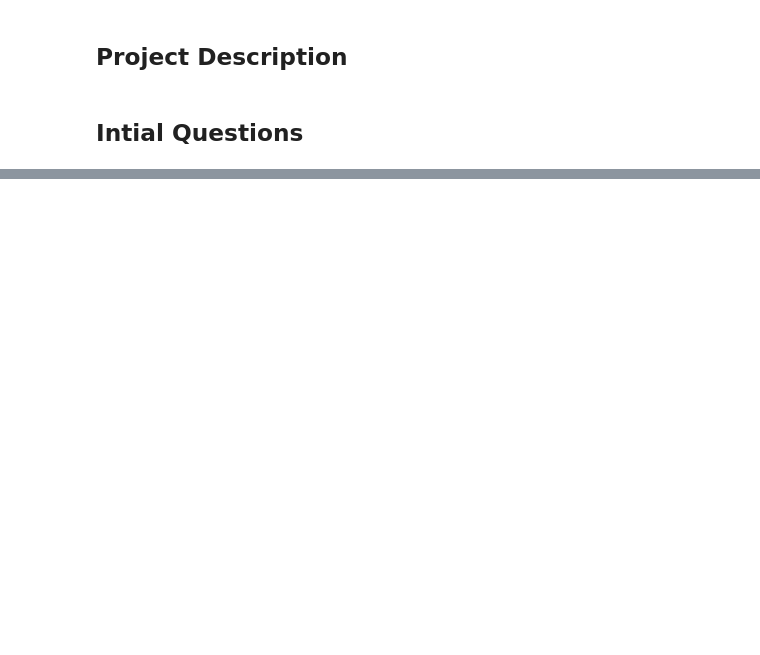
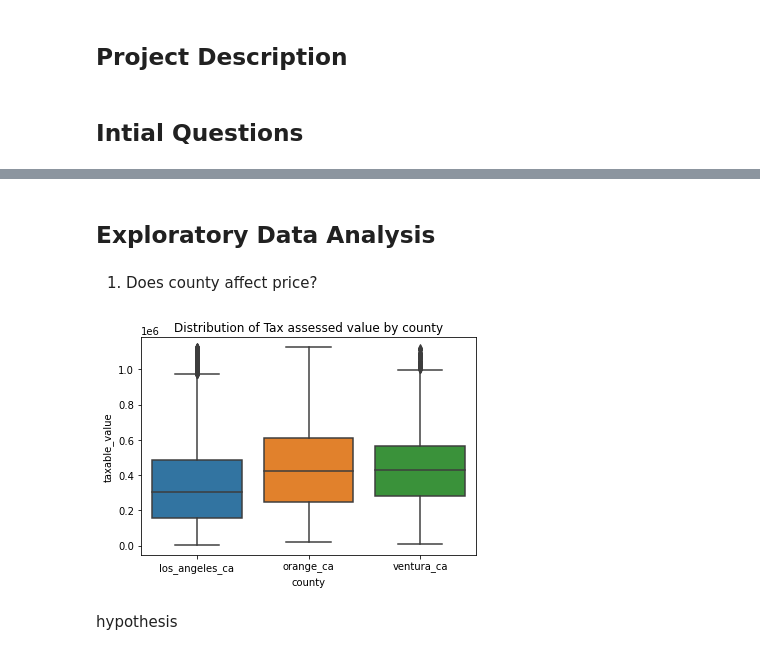
Before and after one commit to mwboiss/regression_project, a Jupyter notebook: Report.ipynb, the cells around one changed output, grey strips where cells are left out. Cells and saved outputs as stored; diff of their text form; code cells hidden in the pictures; blank space fills up the shorter version.

```diff
--- a/Report.ipynb
+++ b/Report.ipynb
@@ -77,0 +103,12 @@ Variable | Meaning |
+# %% [markdown]
+## Exploratory Data Analysis
+# %% [markdown]
+1. Does county affect price?
+# %%
+sns.boxplot('county','taxable_value',data=train)
+plt.title('Distribution of Tax assessed value by county')
+plt.show()
+# %% [output]
+[figure, added]
+# %% [markdown]
+hypothesis
```
Also changed, not shown: parts of 51 cells of this notebook, 3 other files.
